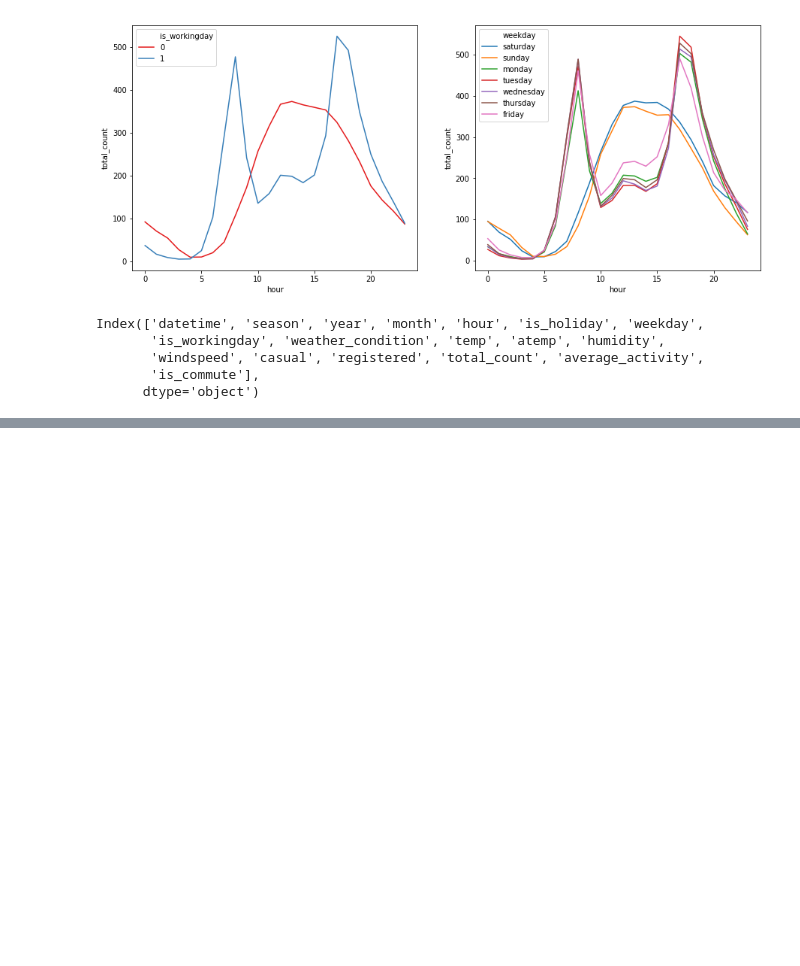
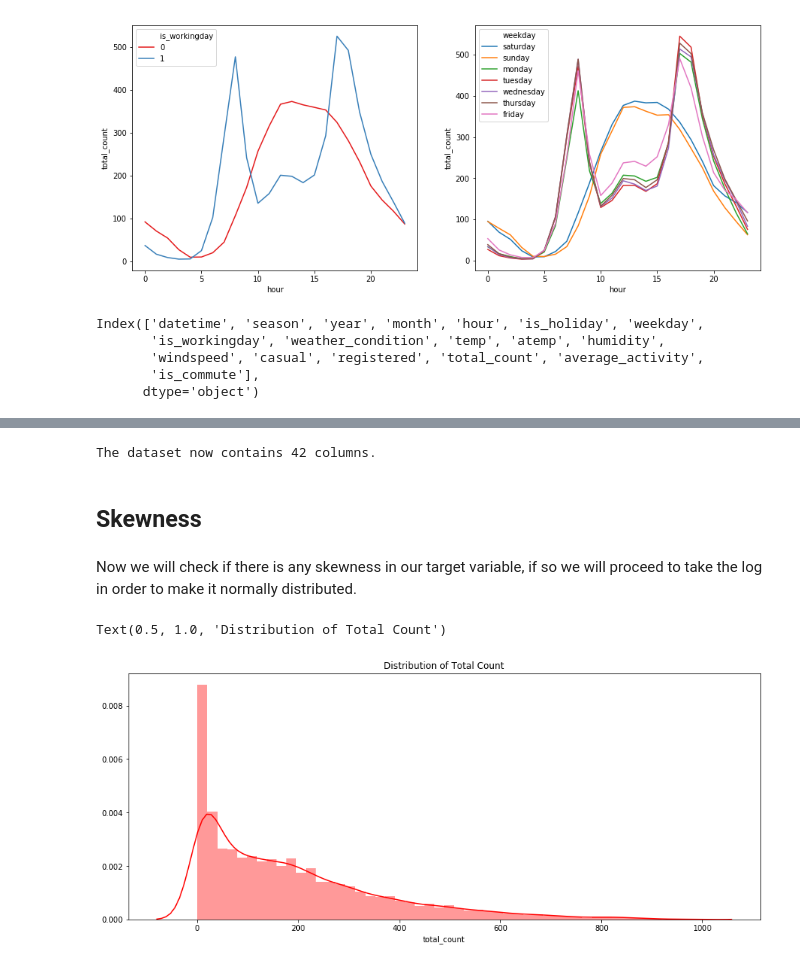
Before and after one commit to lhandal/bike_sharing_dask, a Jupyter notebook: Dask_Bike-Sharing_Leandro_Handal.ipynb, the cells around one changed output, grey strips where cells are left out. Drawn from its saved outputs; the diff is of its cells as text; code cells hidden in the pictures; blank space fills up the shorter version.

```diff
--- a/Dask_Bike-Sharing_Leandro_Handal.ipynb
+++ b/Dask_Bike-Sharing_Leandro_Handal.ipynb
@@ -758,0 +763,3 @@ hour = hour.drop(['casual', 'registered'], axis=1)
+# %%
+cat_variables = hour.dtypes[hour.dtypes == "object"].index
+cat_variables
@@ -758,0 +772,25 @@ hour = hour.drop(['casual', 'registered'], axis=1)
+# %%
+cat_columns = hour[cat_variables]
+
+cat_columns = dd.get_dummies(cat_columns.categorize())
+
+cat_columns = cat_columns.drop('is_commute_0.0', axis=1)
+# %%
+hour = hour.drop(cat_variables, axis=1)
+# %%
+hour = dd.concat([hour, cat_columns], axis=1)
+# %%
+print(f"The dataset now contains {len(hour.columns)} columns.")
+# %% [output]
+The dataset now contains 42 columns.
+# %% [markdown]
+## Skewness<a class="anchor" id="5.5"></a>
+# %% [markdown]
+Now we will check if there is any skewness in our target variable, if so we will proceed to take the log in order to make it normally distributed.
+# %%
+plt.subplots(figsize=(15, 6))
+sns.distplot(hour['total_count'].compute(), color="red")
+plt.title("Distribution of Total Count")
+# %% [output]
+Text(0.5, 1.0, 'Distribution of Total Count')
+[figure, added]
```
Also changed, not shown: parts of 7 cells of this notebook.
